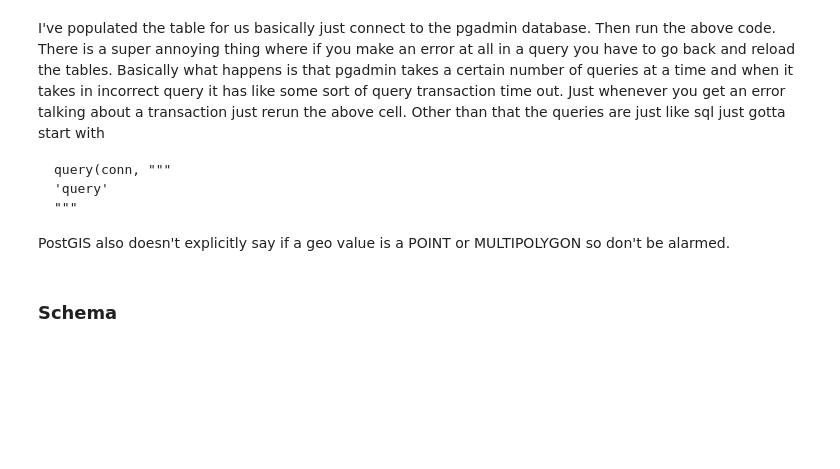
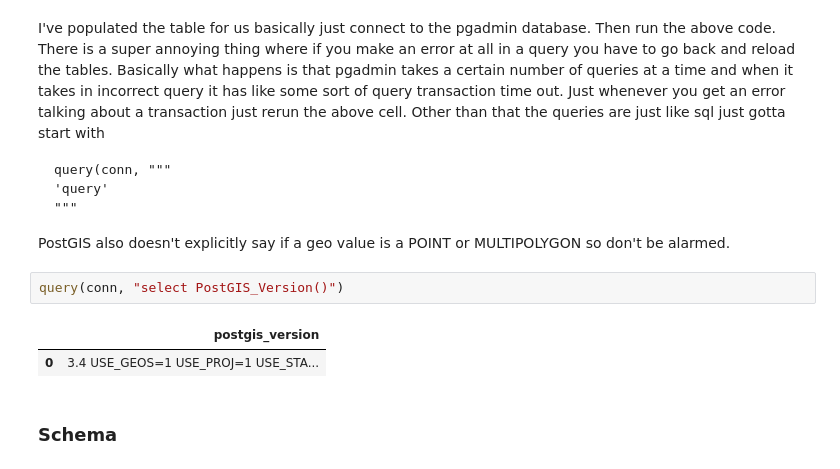
Before and after one commit to infernocadet/greater-sydney-analysis, a Jupyter notebook: Greater Sydney Analysis.ipynb, the cells around one changed output. Cells and saved outputs as stored; diff of their text form; blank space fills up the shorter version.

````diff
--- a/Greater Sydney Analysis.ipynb
+++ b/Greater Sydney Analysis.ipynb
@@ -1775,6 +1775,11 @@ query(conn, """
 ```
 
 PostGIS also doesn't explicitly say if a geo value is a POINT or MULTIPOLYGON so don't be alarmed.
+# %%
+query(conn, "select PostGIS_Version()")
+# %% [output]
+|  | postgis_version |
+| 0 | 3.4 USE_GEOS=1 USE_PROJ=1 USE_STA... |
 # %% [markdown]
 ### Schema
 # %% [markdown]
````
Also changed, not shown: parts of 8 cells of this notebook.
